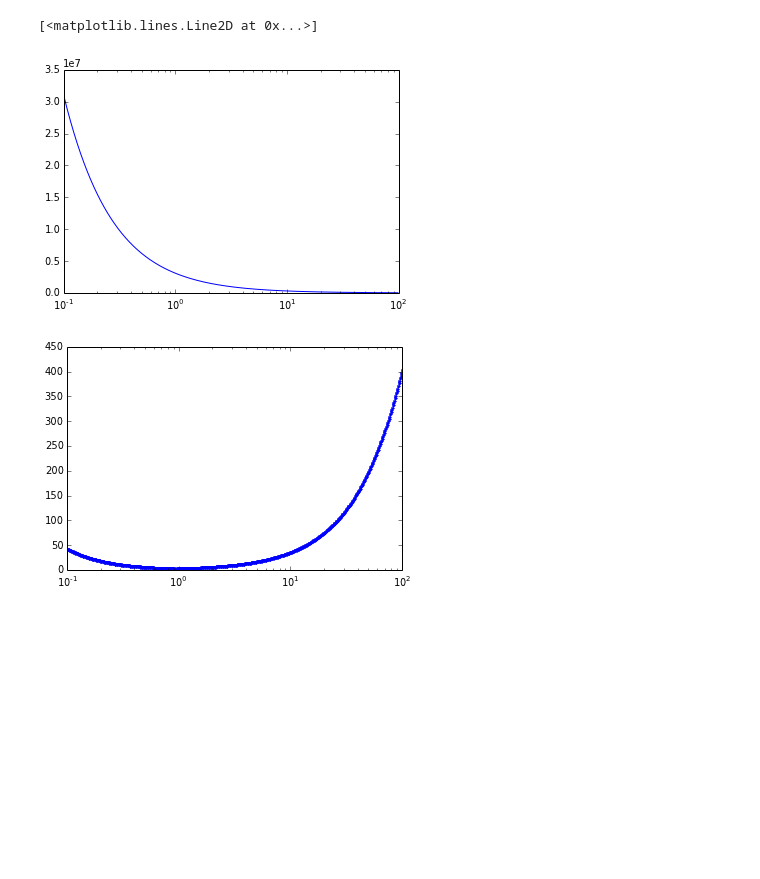
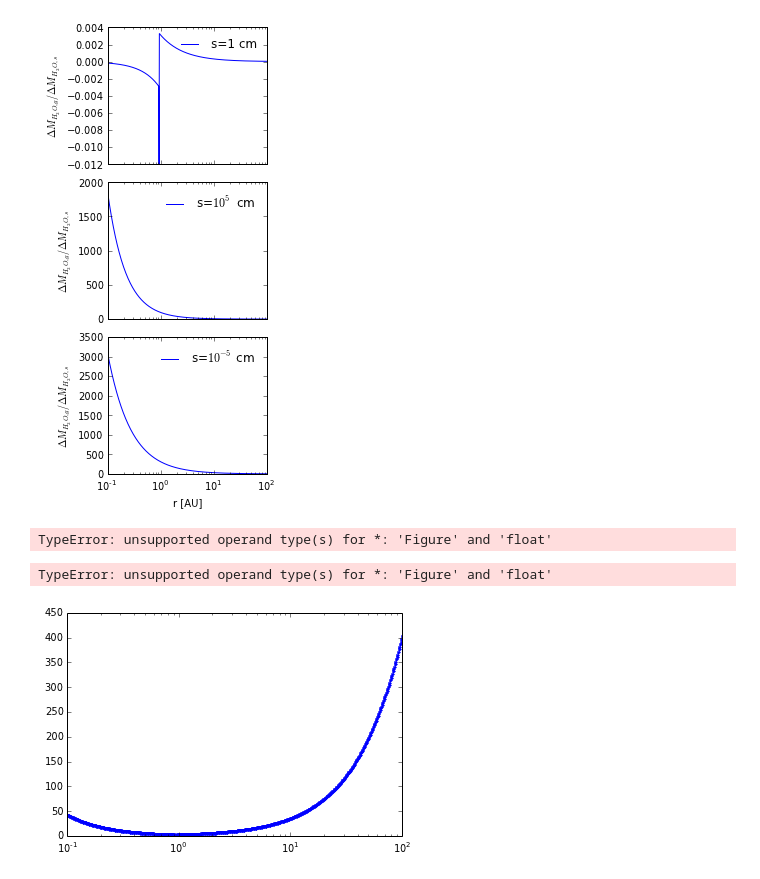
Before and after one commit to apiso/Thesis, a Jupyter notebook: python/drift_and_acc.ipynb, the cells around one changed output. Saved outputs shown, nothing was run; the diff lists cells and outputs as text; code cells hidden in the pictures; blank space fills up the shorter version.

```diff
--- a/python/drift_and_acc.ipynb
+++ b/python/drift_and_acc.ipynb
@@ -21,8 +26,33 @@ for i in range(len(r) - 1):
+# %%
+f, (ax1, ax2, ax3) = plt.subplots(3, sharex = True, figsize = (3.5, 7))
+
+ax1.semilogx(r[:-1], fH2O * gas_sol_ratio1, label = r's=1 cm')
+ax2.semilogx(r[:-1], fH2O * gas_sol_ratio2, label = r's=$10^5$ cm')
+ax3.semilogx(r[:-1], fH2O * gas_sol_ratio3, label = r's=$10^{-5}$ cm')
+
+ax3.set_xlabel('r [AU]')
+ax1.set_ylabel(r'$\Delta M_{H_2O,g}/\Delta M_{H_2O,s}$')
+ax2.set_ylabel(r'$\Delta M_{H_2O,g}/\Delta M_{H_2O,s}$')
+ax3.set_ylabel(r'$\Delta M_{H_2O,g}/\Delta M_{H_2O,s}$')
+
+ax1.legend(frameon = False)
+ax2.legend(frameon = False)
+ax3.legend(frameon = False)
+
+plt.tight_layout()
+#f.subplots_adjust(hspace = 0)
+
+plt.savefig('../figs/H2O_gas_to_dust.pdf')
+# %% [output]
+[figure, added]
 # %%
-plt.semilogx(r[:-1], gas_sol_ratio)
+plt.semilogx(r[:-1], f * gas_sol_ratio1)
 # %% [output]
-[<matplotlib.lines.Line2D at 0x...>]
+TypeError: unsupported operand type(s) for *: 'Figure' and 'float'
-[figure, removed]
+# %%
+f * gas_sol_ratio1
+# %% [output]
+TypeError: unsupported operand type(s) for *: 'Figure' and 'float'
 # %%
 for i in range(len(r)):
     plt.semilogx(r[i], -rdot(r[i], 1., betaS = 1.), '.b')
```
Also changed, not shown: parts of 4 cells of this notebook.
